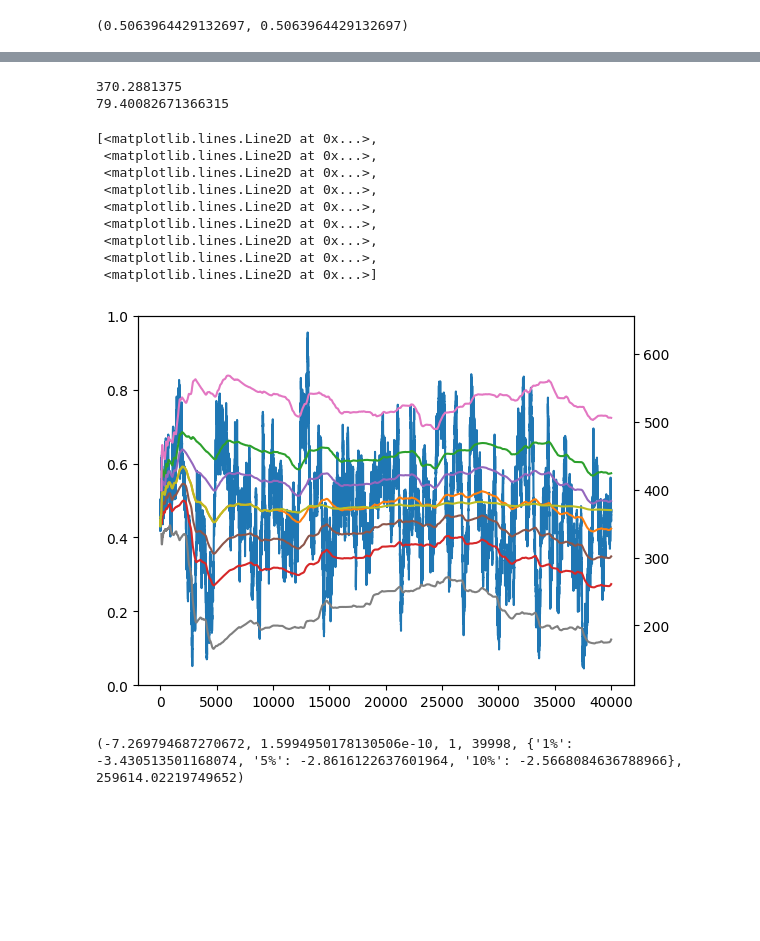
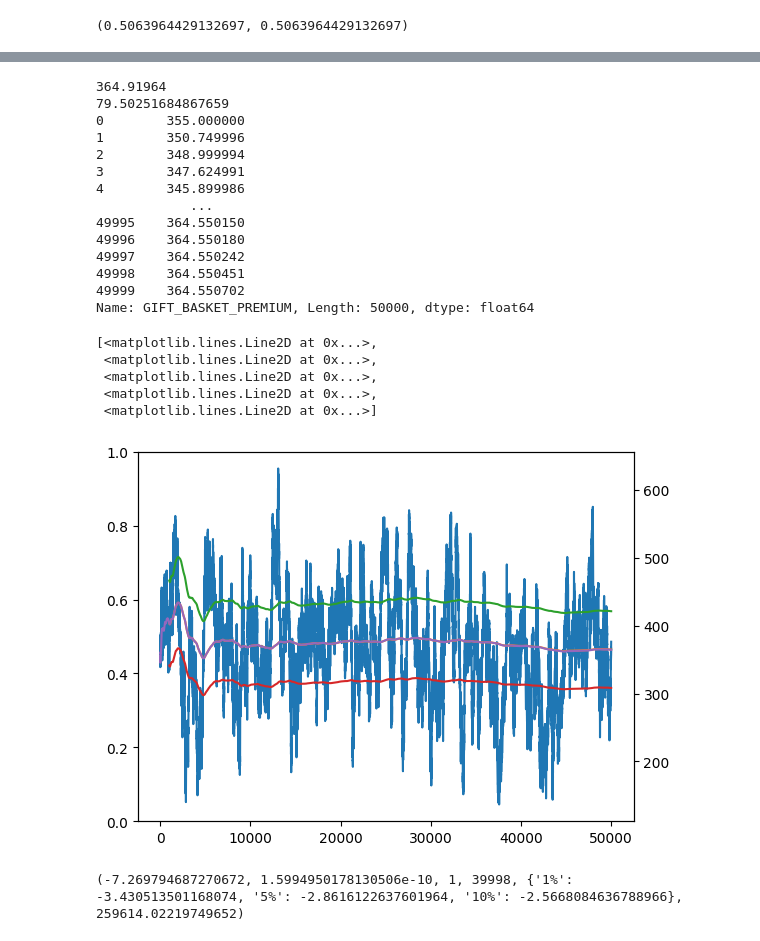
Before and after one commit to Gurstel/IMC-Prosperity, a Jupyter notebook: round_4/data_exploration.ipynb, the cells around one changed output, grey strips where cells are left out. Saved outputs shown, nothing was run; the diff lists cells and outputs as text; code cells hidden in the pictures; blank space fills up the shorter version.

```diff
--- a/round_4/data_exploration.ipynb
+++ b/round_4/data_exploration.ipynb
@@ -209,6 +220,7 @@ df = pd.concat(
         pd.read_csv("resources/round3/prices_round_3_day_1.csv", sep=";"),
         pd.read_csv("resources/round3/prices_round_3_day_2.csv", sep=";"),
         pd.read_csv("resources/round3/prices_round_3_day_3.csv", sep=";"),
+        pd.read_csv("resources/round4/prices_round_4_day_4.csv", sep=";"),
     ],
     ignore_index=True,
 )
@@ -218,6 +230,7 @@ df = df.pivot(index=["day", "timestamp"], columns="product", values="mid_price")
 df["GIFT_BASKET_PREMIUM"] = df["GIFT_BASKET"] - (df["ROSES"] + df["CHOCOLATE"] * 4 + df["STRAWBERRIES"] * 6)
 print(df["GIFT_BASKET_PREMIUM"].mean())
 print(df["GIFT_BASKET_PREMIUM"].std())
+print(df["GIFT_BASKET_PREMIUM"].ewm(span=1000000).mean())
 df["GIFT_BASKET_PREMIUM_MEAN"] = df["GIFT_BASKET_PREMIUM"].rolling(window=100000, min_periods=1000).mean()
 df["GIFT_BASKET_RUNNING_MEAN"] = df["GIFT_BASKET_PREMIUM"].rolling(window=10000, min_periods=100).mean()
 df["GIFT_BASKET_EXP_MEAN"] = df["GIFT_BASKET_PREMIUM"].ewm(span=1000000).mean()
@@ -230,50 +243,58 @@ df["370"] = 370
 
 df["STD_HIGHER_THRESHOLD"] = df["GIFT_BASKET_RUNNING_MEAN"] + df["GIFT_BASKET_PREMIUM_STD"]
 df["STD_LOWER_THRESHOLD"] = df["GIFT_BASKET_RUNNING_MEAN"] - df["GIFT_BASKET_PREMIUM_STD"]
 df["HALF_STD_HIGHER_THRESHOLD"] = df["GIFT_BASKET_RUNNING_MEAN"] + df["GIFT_BASKET_PREMIUM_STD"] / 2
 df["HALF_STD_LOWER_THRESHOLD"] = df["GIFT_BASKET_RUNNING_MEAN"] - df["GIFT_BASKET_PREMIUM_STD"] / 2
 df["TWO_STD_HIGHER_THRESHOLD"] = df["GIFT_BASKET_RUNNING_MEAN"] + df["GIFT_BASKET_PREMIUM_STD"] * 2
 df["TWO_STD_LOWER_THRESHOLD"] = df["GIFT_BASKET_RUNNING_MEAN"] - df["GIFT_BASKET_PREMIUM_STD"] * 2
 
 fig, ax1 = plt.subplots()
 # ax1.plot(df["GIFT_BASKET_PREMIUM_STD"], label="GIFT_BASKET_PREMIUM_STD", color="red")
 
 ax2 = ax1.twinx()
 ax2.plot(
     df[
         [
             "GIFT_BASKET_PREMIUM",
-            # "GIFT_BASKET_PREMIUM_MEAN",
-            # "MEAN_HIGHER_THRESHOLD",
-            # "MEAN_LOWER_THRESHOLD",
-            "GIFT_BASKET_RUNNING_MEAN",
+            "GIFT_BASKET_PREMIUM_MEAN",
+            "MEAN_HIGHER_THRESHOLD",
+            "MEAN_LOWER_THRESHOLD",
+            # "GIFT_BASKET_RUNNING_MEAN",
             # "RUNNING_MEAN_HIGHER_THRESHOLD",
             # "RUNNING_MEAN_LOWER_THRESHOLD",
-            "STD_HIGHER_THRESHOLD",
-            "STD_LOWER_THRESHOLD",
-            "HALF_STD_HIGHER_THRESHOLD",
-            "HALF_STD_LOWER_THRESHOLD",
-            "TWO_STD_HIGHER_THRESHOLD",
-            "TWO_STD_LOWER_THRESHOLD",
+            # "STD_HIGHER_THRESHOLD",
+            # "STD_LOWER_THRESHOLD",
+            # "HALF_STD_HIGHER_THRESHOLD",
+            # "HALF_STD_LOWER_THRESHOLD",
+            # "TWO_STD_HIGHER_THRESHOLD",
+            # "TWO_STD_LOWER_THRESHOLD",
             "GIFT_BASKET_EXP_MEAN",
             # "370",
         ]
     ],
     label="GIFT_BASKET_PREMIUM",
 )
 # %% [output]
-370.2881375
-79.40082671366315
+364.91964
+79.50251684867659
+0        355.000000
+1        350.749996
+2        348.999994
+3        347.624991
+4        345.899986
+            ...
+49995    364.550150
+49996    364.550180
+49997    364.550242
+49998    364.550451
+49999    364.550702
+Name: GIFT_BASKET_PREMIUM, Length: 50000, dtype: float64
 [<matplotlib.lines.Line2D at 0x...>,
  <matplotlib.lines.Line2D at 0x...>,
  <matplotlib.lines.Line2D at 0x...>,
  <matplotlib.lines.Line2D at 0x...>,
- <matplotlib.lines.Line2D at 0x...>,
- <matplotlib.lines.Line2D at 0x...>,
- <matplotlib.lines.Line2D at 0x...>,
- <matplotlib.lines.Line2D at 0x...>,
  <matplotlib.lines.Line2D at 0x...>]
-[figure, old version]
+[figure, new version]
 # %%
 import statsmodels.tsa.stattools as ts
 
```
Also changed, not shown: parts of 5 cells of this notebook, 6 other files.
